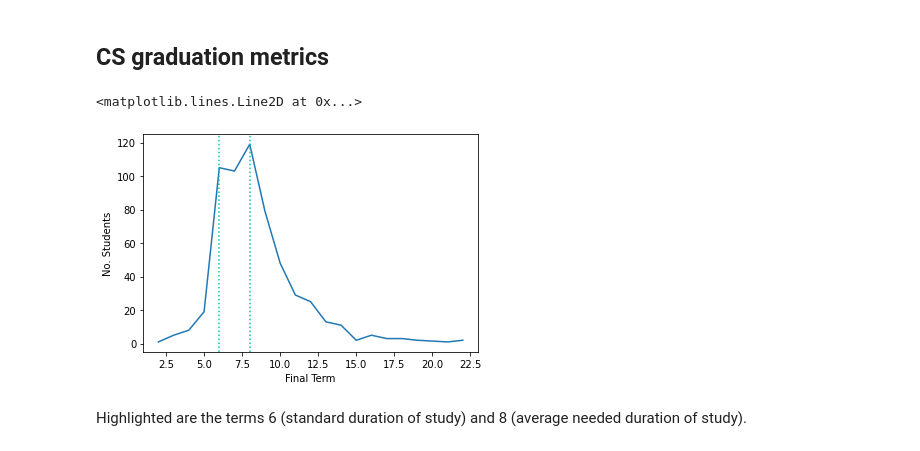
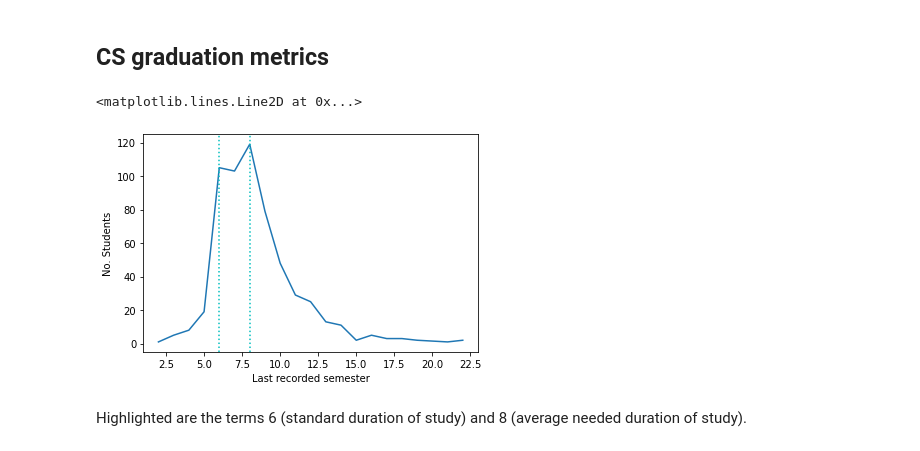
Before and after one commit to hhu-rapp/rapp-tool, a Jupyter notebook: notebooks/regression-plots.ipynb, the cells around one changed output. Saved outputs shown, nothing was run; the diff lists cells and outputs as text; code cells hidden in the pictures.

```diff
--- a/notebooks/regression-plots.ipynb
+++ b/notebooks/regression-plots.ipynb
@@ -41,12 +41,12 @@ def hist(file, column, bins, xlabel=None, ylabel=None, conn=conn):
 ## CS graduation metrics
 # %%
 df1 = group_and_plot(cs_graduates, "LastTerm",
-                    xlabel="Final Term", ylabel="No. Students")
+                    xlabel="Last recorded semester", ylabel="No. Students")
 plt.axvline(x=6, color='c', linestyle=":")
 plt.axvline(x=8, color='c', linestyle=":")
 # %% [output]
 <matplotlib.lines.Line2D at 0x...>
-[figure, old version]
+[figure, new version]
 # %% [markdown]
 Highlighted are the terms 6 (standard duration of study)
 and 8 (average needed duration of study).
```
Also changed, not shown: parts of 29 cells of this notebook, 1 other file.
